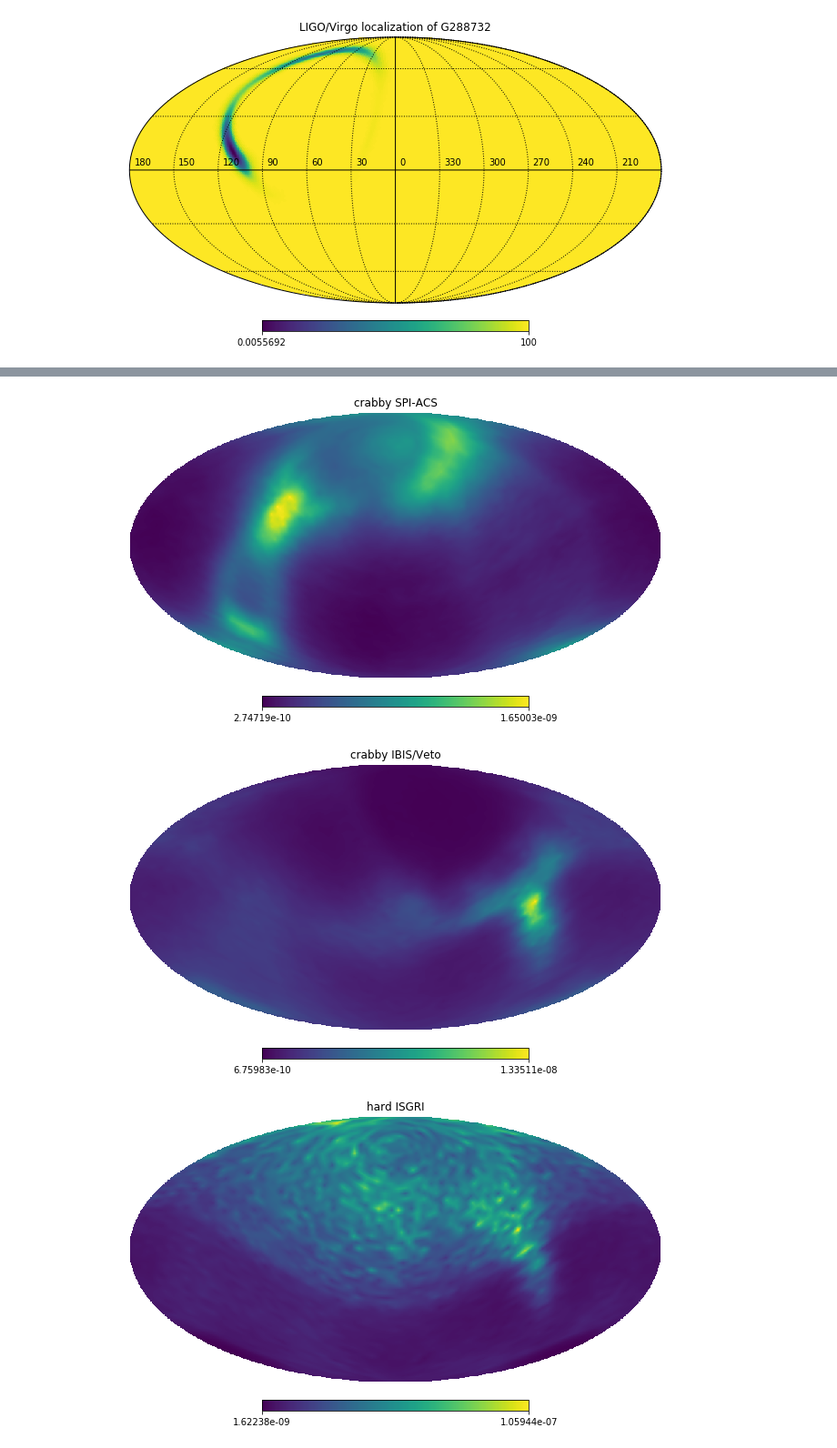
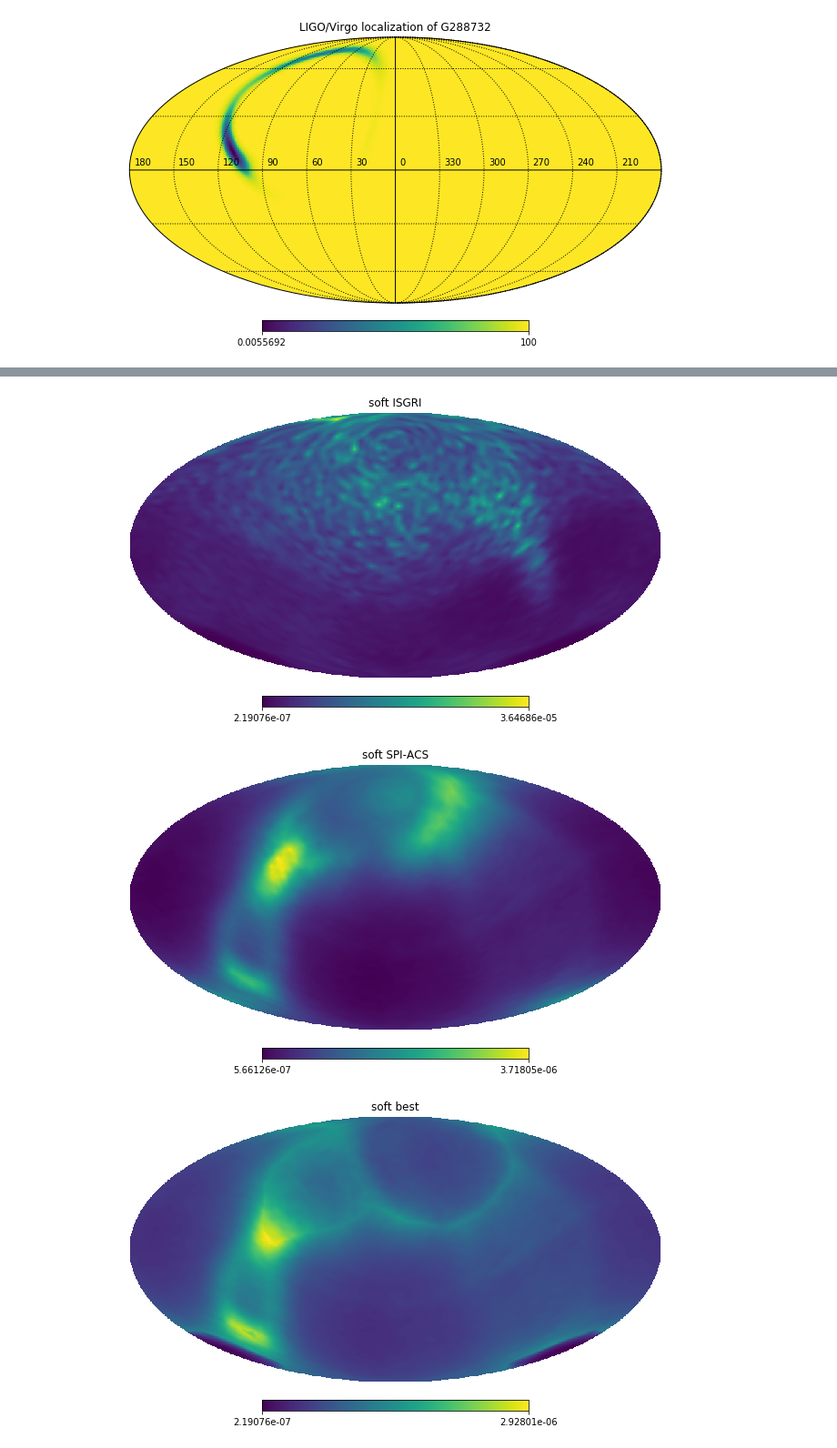
Before and after one commit to volodymyrss/integral-counterpart, a Jupyter notebook: follow-up-example.ipynb, the cells around one changed output, grey strips where cells are left out. Shown at 91% size. Drawn from its saved outputs; the diff is of its cells as text; code cells hidden in the pictures.

```diff
--- a/follow-up-example.ipynb
+++ b/follow-up-example.ipynb
@@ -43,0 +62,3 @@ resp=counterpart.Responses().get()
+# %%
+sens=counterpart.Sensitivities().get()
+#print cl.count_limits
@@ -44,3 +72,3 @@ resp=counterpart.Responses().get()
 # %%
-resp.plot()
+sens.plot()
 # %% [output]
@@ -51,3 +79,3 @@ resp.plot()
-[figure, old version]
+[figure, new version]
-[figure, old version]
+[figure, new version]
-[figure, old version]
+[figure, new version]
```
Also changed, not shown: parts of 11 cells of this notebook, 2 other files.
